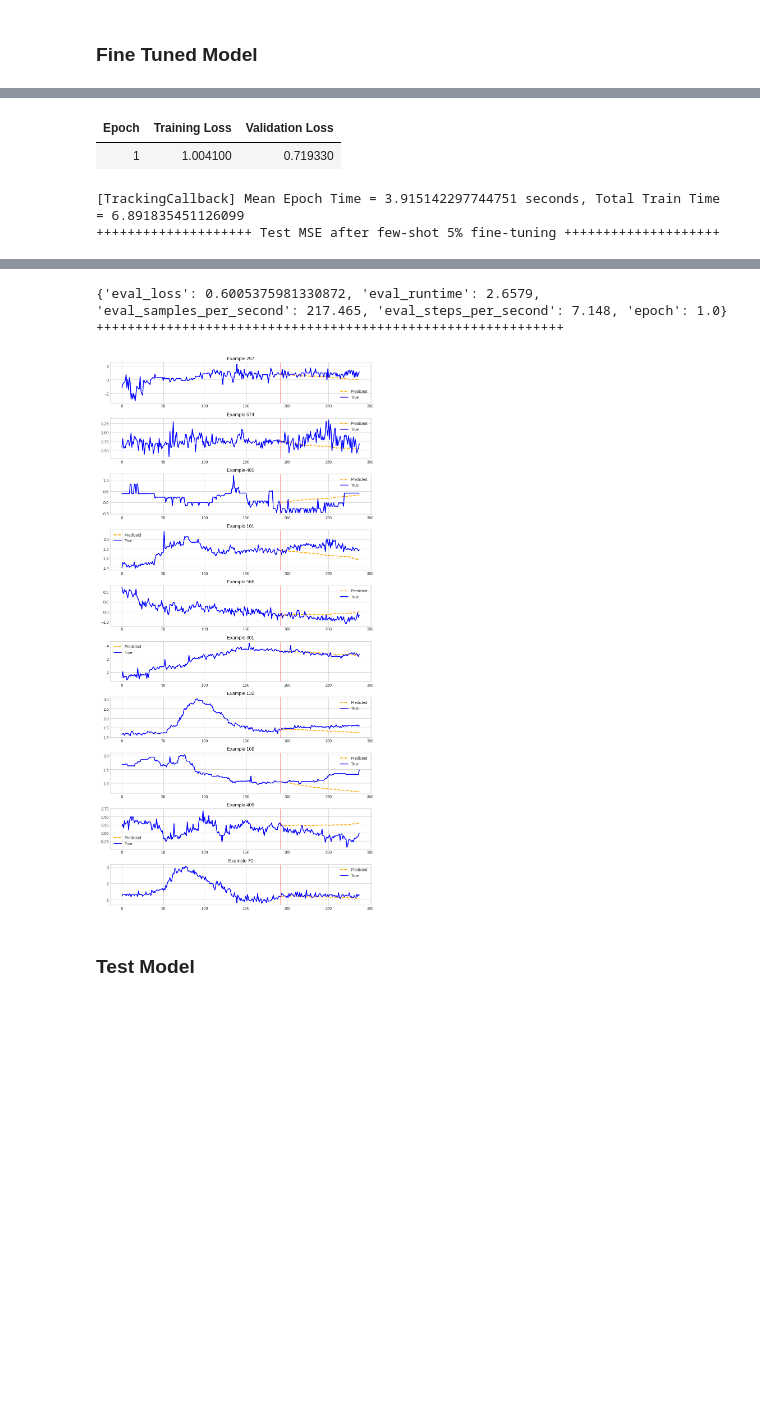
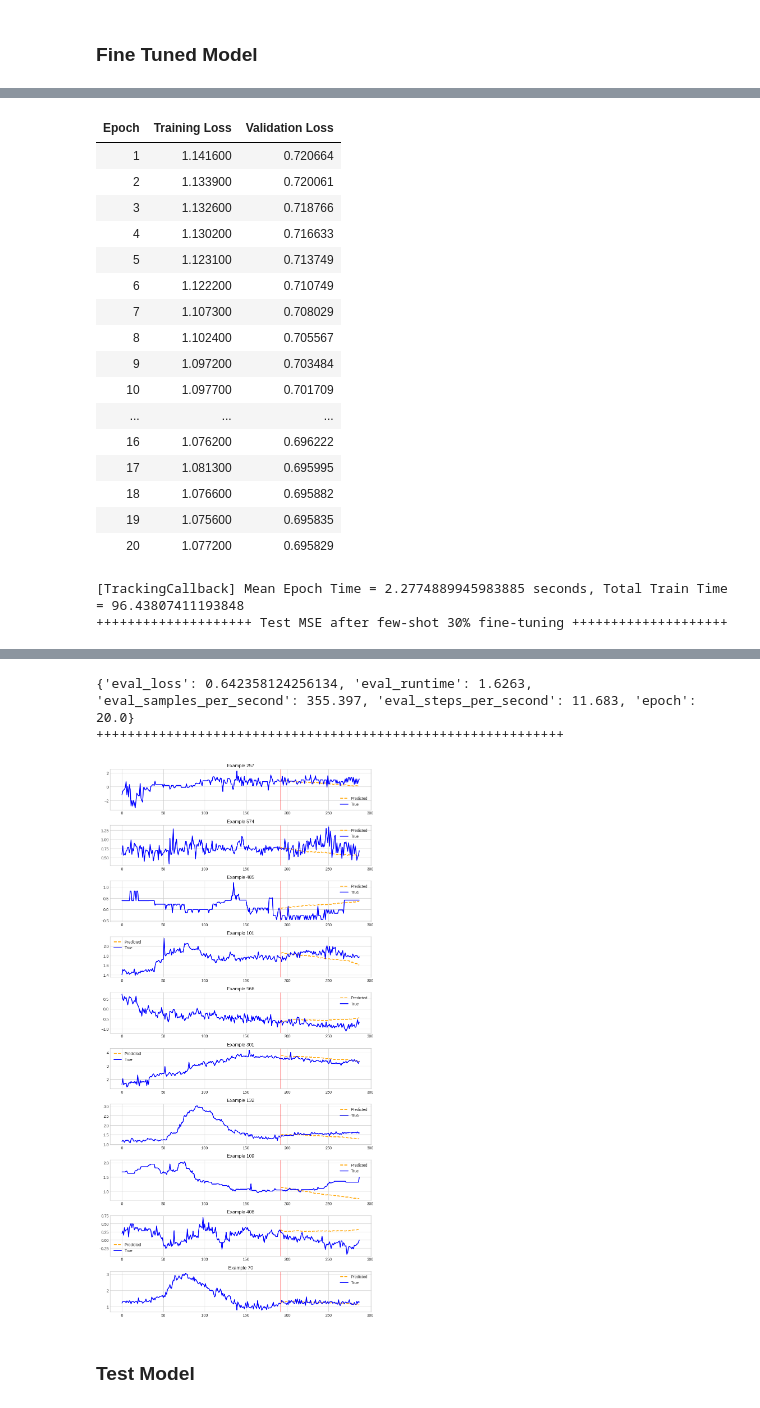
Before and after one commit to wllchrst/jwp-datavidia, a Jupyter notebook: t.ipynb, the cells around one changed output, grey strips where cells are left out. Drawn from its saved outputs; the diff is of its cells as text; code cells hidden in the pictures; blank space fills up the shorter version.

```diff
--- a/t.ipynb
+++ b/t.ipynb
@@ -102,18 +119,25 @@ column_specifiers = {
 ### Data Preparation
 # %%
 def process_dataset(df: pd.DataFrame):
+    province_label_encoder = LabelEncoder()
+    commodity_label_encoder = LabelEncoder()
+
     df['Date'] = pd.to_datetime(df['Date'])
     df['timestamp'] = df['Date'].astype(int)
     df['timestamp'] = df['timestamp'].div(10**9)
 
-    df['province'] = label_encoder.fit_transform(df['province'])
-    df['commodity'] = label_encoder.fit_transform(df['commodity'])
+    df['province'] = province_label_encoder.fit_transform(df['province'])
+    df['commodity'] = commodity_label_encoder.fit_transform(df['commodity'])
 
     df = df.drop(columns=['Unnamed: 0'])
 
     for col in feature_to_scale:
         df[col] = scaler.fit_transform(df[[col]])
-    return df
+
+    province_mapping = {idx: label for idx, label in enumerate(province_label_encoder.classes_)}
+    commodity_mapping = {idx: label for idx, label in enumerate(commodity_label_encoder.classes_)}
+
+    return df, province_mapping, commodity_mapping
 # %%
-data = process_dataset(data)
-test_data = process_dataset(test_data)
+data, province_mapping, commodity_mapping = process_dataset(data)
+test_data, _, _ = process_dataset(test_data)
@@ -301,23 +345,23 @@ def fewshot_finetune_eval(
 
     return finetune_forecast_trainer, tsp
 # %%
-# fewshot_finetune_eval(
-#     dataset_name=TARGET_DATASET,
-#     context_length=CONTEXT_LENGTH,
-#     forecast_length=PREDICTION_LENGTH,
-#     batch_size=32,
-#     fewshot_percent=30,
-#     learning_rate=0.001,
-#     num_epochs=20
-# )
-
 finetuned_trainer, tsp = fewshot_finetune_eval(
     dataset_name=TARGET_DATASET,
     context_length=CONTEXT_LENGTH,
     forecast_length=PREDICTION_LENGTH,
     batch_size=32,
-    fewshot_percent=5,
+    fewshot_percent=30,
     learning_rate=0.001,
-    num_epochs=1
+    num_epochs=20
 )
+
+# finetuned_trainer, tsp = fewshot_finetune_eval(
+#     dataset_name=TARGET_DATASET,
+#     context_length=CONTEXT_LENGTH,
+#     forecast_length=PREDICTION_LENGTH,
+#     batch_size=32,
+#     fewshot_percent=5,
+#     learning_rate=0.001,
+#     num_epochs=1
+# )
 # %% [output]
@@ -332,11 +376,26 @@ Using learning rate = 0.001
 | Epoch | Training Loss | Validation Loss |
-| 1 | 1.004100 | 0.719330 |
+| 1 | 1.141600 | 0.720664 |
+| 2 | 1.133900 | 0.720061 |
+| 3 | 1.132600 | 0.718766 |
+| 4 | 1.130200 | 0.716633 |
+| 5 | 1.123100 | 0.713749 |
+| 6 | 1.122200 | 0.710749 |
+| 7 | 1.107300 | 0.708029 |
+| 8 | 1.102400 | 0.705567 |
+| 9 | 1.097200 | 0.703484 |
+| 10 | 1.097700 | 0.701709 |
+| ... | ... | ... |
+| 16 | 1.076200 | 0.696222 |
+| 17 | 1.081300 | 0.695995 |
+| 18 | 1.076600 | 0.695882 |
+| 19 | 1.075600 | 0.695835 |
+| 20 | 1.077200 | 0.695829 |
-[TrackingCallback] Mean Epoch Time = 3.915142297744751 seconds, Total Train Time = 6.891835451126099
-++++++++++++++++++++ Test MSE after few-shot 5% fine-tuning ++++++++++++++++++++
+[TrackingCallback] Mean Epoch Time = 2.2774889945983885 seconds, Total Train Time = 96.43807411193848
+++++++++++++++++++++ Test MSE after few-shot 30% fine-tuning ++++++++++++++++++++
 [interactive output not drawn]
-{'eval_loss': 0.6005375981330872, 'eval_runtime': 2.6579, 'eval_samples_per_second': 217.465, 'eval_steps_per_second': 7.148, 'epoch': 1.0}
+{'eval_loss': 0.642358124256134, 'eval_runtime': 1.6263, 'eval_samples_per_second': 355.397, 'eval_steps_per_second': 11.683, 'epoch': 20.0}
 ++++++++++++++++++++++++++++++++++++++++++++++++++++++++++++
-[figure, old version]
+[figure, new version]
 # %% [markdown]
 ### Test Model
 # %%
```
Also changed, not shown: parts of 12 cells of this notebook.
